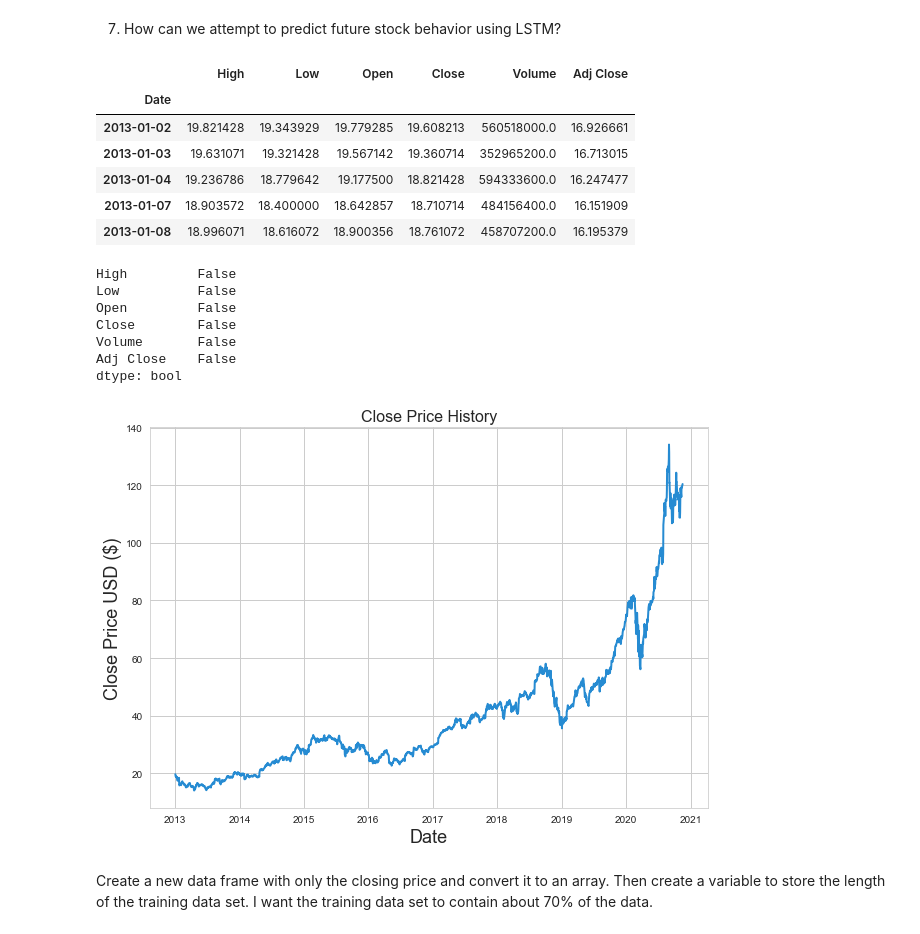
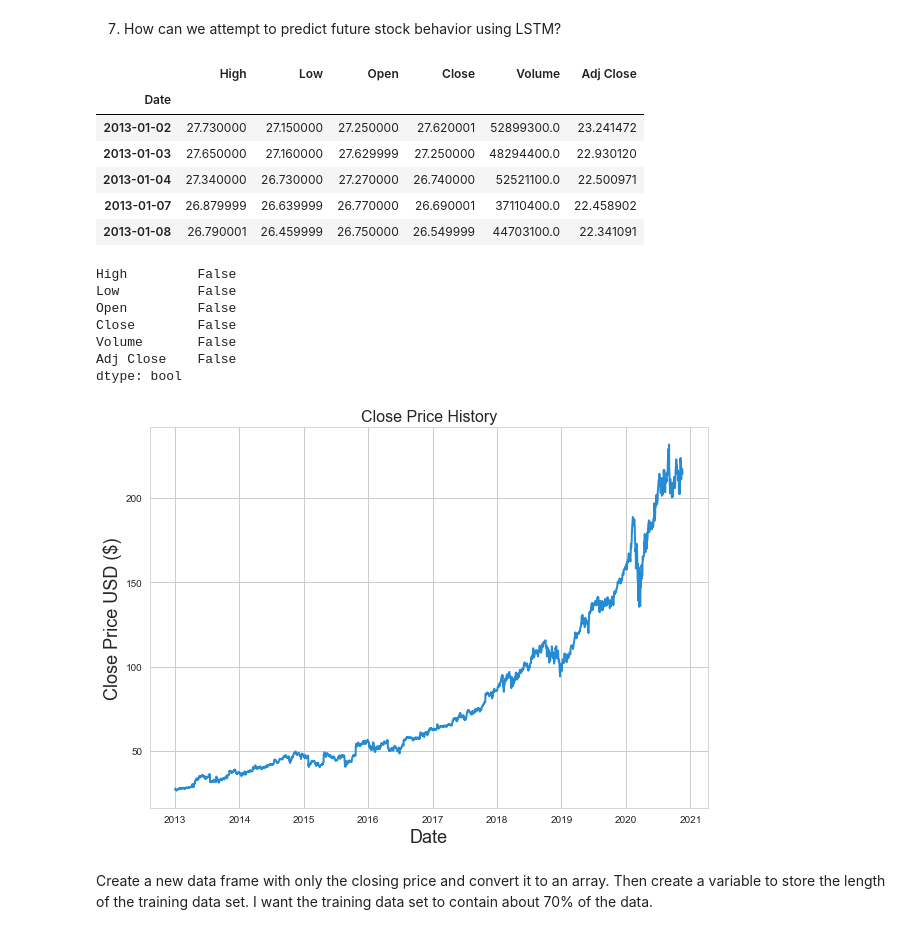
Before and after one commit to RITISHKARKIUNH/stockanalysis, a Jupyter notebook: Stock_Analysis.ipynb, the cells around one changed output. Saved outputs shown, nothing was run; the diff lists cells and outputs as text; code cells hidden in the pictures.

```diff
--- a/Stock_Analysis.ipynb
+++ b/Stock_Analysis.ipynb
@@ -574,16 +575,16 @@ for label, x, y in zip(rets.columns, rets.mean(), rets.std()):
 7. How can we attempt to predict future stock behavior using LSTM?
 # %%
 # Filtering the columns
-df = AAPL.iloc[:,0:6]
+df = MSFT.iloc[:,0:6]
 df.head()
 # %% [output]
 |  | High | Low | Open | Close | Volume | Adj Close |
 | Date |  |  |  |  |  |  |
-| 2013-01-02 | 19.821428 | 19.343929 | 19.779285 | 19.608213 | 560518000.0 | 16.926661 |
-| 2013-01-03 | 19.631071 | 19.321428 | 19.567142 | 19.360714 | 352965200.0 | 16.713015 |
-| 2013-01-04 | 19.236786 | 18.779642 | 19.177500 | 18.821428 | 594333600.0 | 16.247477 |
-| 2013-01-07 | 18.903572 | 18.400000 | 18.642857 | 18.710714 | 484156400.0 | 16.151909 |
-| 2013-01-08 | 18.996071 | 18.616072 | 18.900356 | 18.761072 | 458707200.0 | 16.195379 |
+| 2013-01-02 | 27.730000 | 27.150000 | 27.250000 | 27.620001 | 52899300.0 | 23.241472 |
+| 2013-01-03 | 27.650000 | 27.160000 | 27.629999 | 27.250000 | 48294400.0 | 22.930120 |
+| 2013-01-04 | 27.340000 | 26.730000 | 27.270000 | 26.740000 | 52521100.0 | 22.500971 |
+| 2013-01-07 | 26.879999 | 26.639999 | 26.770000 | 26.690001 | 37110400.0 | 22.458902 |
+| 2013-01-08 | 26.790001 | 26.459999 | 26.750000 | 26.549999 | 44703100.0 | 22.341091 |
 # %%
 #Data cleaning
 df.isna().any()
@@ -604,7 +605,7 @@ plt.xlabel('Date', fontsize=18)
 plt.ylabel('Close Price USD ($)', fontsize=18)
 plt.show()
 # %% [output]
-[figure, old version]
+[figure, new version]
 # %% [markdown]
 Create a new data frame with only the closing price and convert it to an array. Then create a variable to store the length of the training data set. I want the training data set to contain about 70% of the data.
 # %%
```
Also changed, not shown: parts of 33 cells of this notebook, 1 other file.
